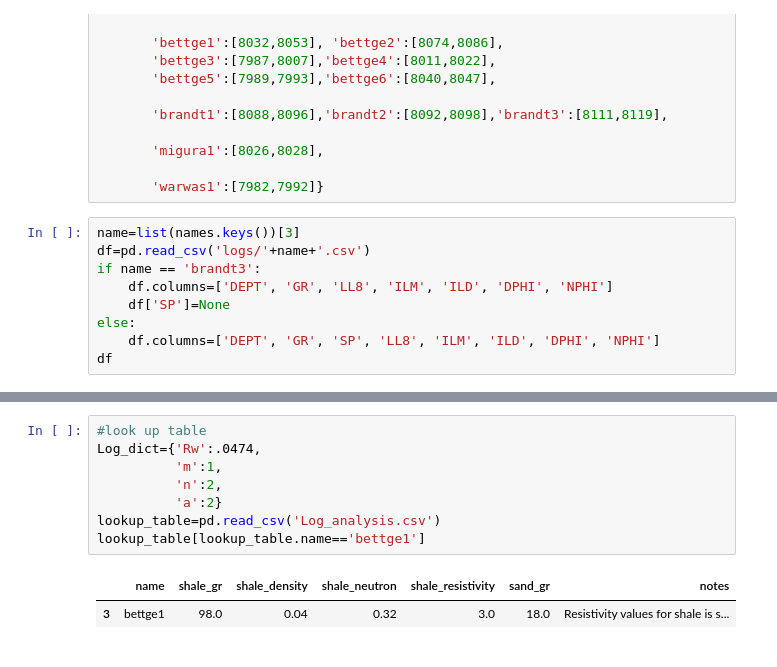
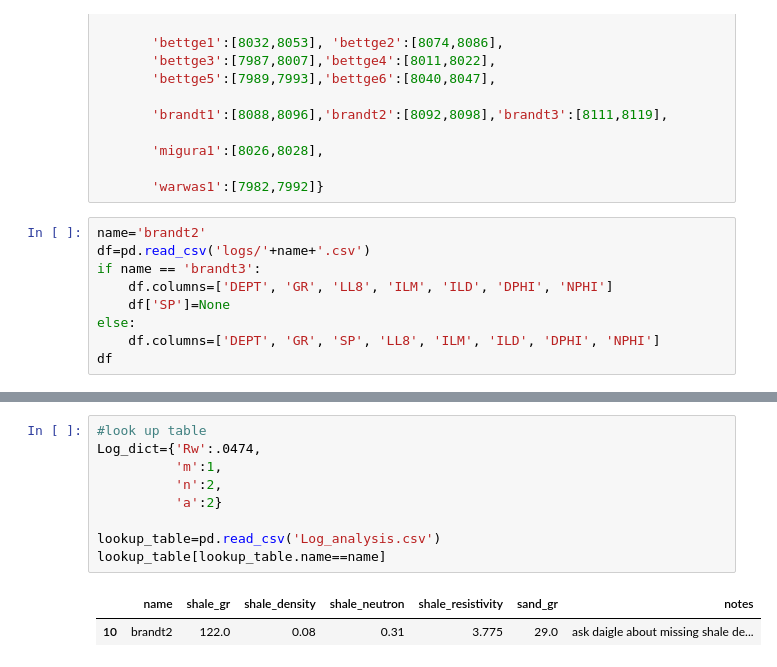
Before and after one commit to zzk413/PGE_Senior_Design_2021_Fall, a Jupyter notebook: Log_interpretation.ipynb, the cells around one changed output, grey strips where cells are left out. Saved outputs shown, nothing was run; the diff lists cells and outputs as text.

```diff
--- a/Log_interpretation.ipynb
+++ b/Log_interpretation.ipynb
@@ -16,7 +16,7 @@ names={'adickes_bettge1':[8055,8075],
 
        'warwas1':[7982,7992]}
 # %%
-name=list(names.keys())[3]
+name='brandt2'
 df=pd.read_csv('logs/'+name+'.csv')
 if name == 'brandt3':
     df.columns=['DEPT', 'GR', 'LL8', 'ILM', 'ILD', 'DPHI', 'NPHI']
@@ -53,12 +45,13 @@ triple_combo_plot(df, df.DEPT.min(),df.DEPT.max(),name,save=False)
 # %%
 #look up table
 Log_dict={'Rw':.0474,
           'm':1,
           'n':2,
           'a':2}
+
 lookup_table=pd.read_csv('Log_analysis.csv')
-lookup_table[lookup_table.name=='bettge1']
+lookup_table[lookup_table.name==name]
 # %% [output]
 |  | name | shale_gr | shale_density | shale_neutron | shale_resistivity | sand_gr | notes |
-| 3 | bettge1 | 98.0 | 0.04 | 0.32 | 3.0 | 18.0 | Resistivity values for shale is s... |
+| 10 | brandt2 | 122.0 | 0.08 | 0.31 | 3.775 | 29.0 | ask daigle about missing shale de... |
 # %%
```
Also changed, not shown: parts of 8 cells of this notebook, 2 other files.
